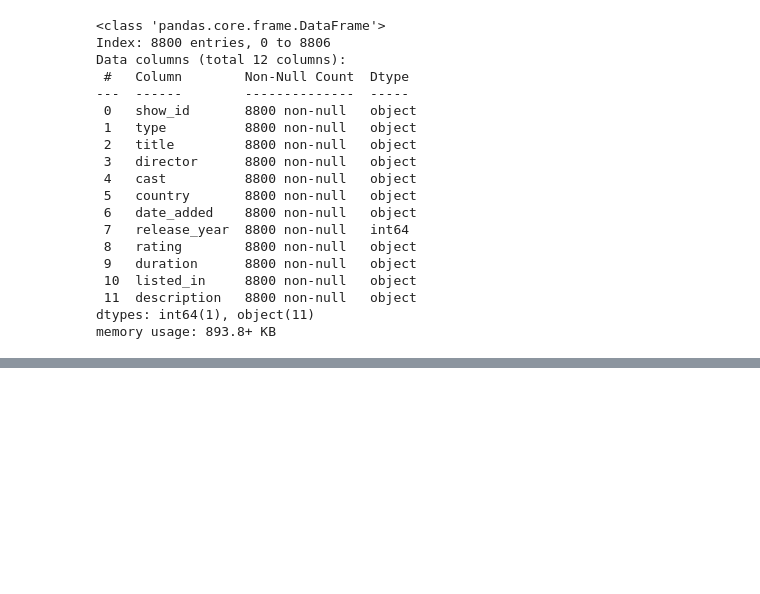
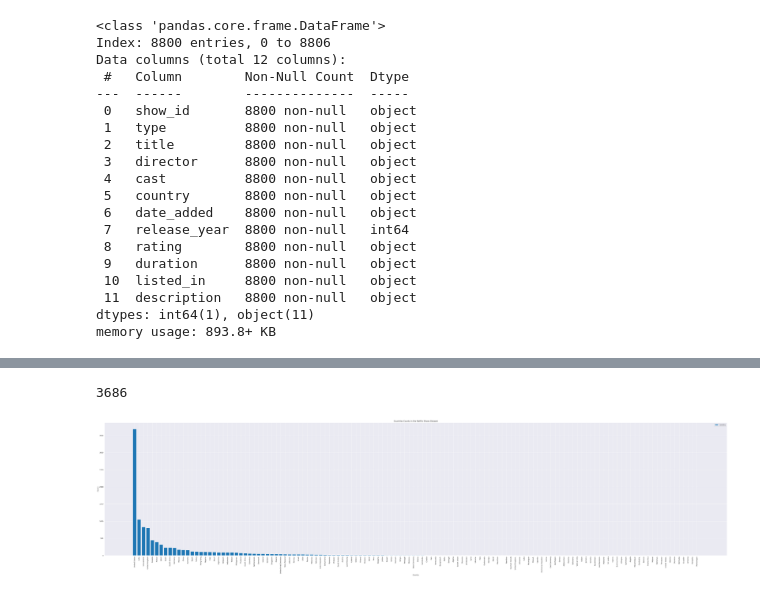
Before and after one commit to mutumagitonga/Netflix-Movies-and-TV-Shows-Data-Analysis, a Jupyter notebook: netflix_movies_and_shows.ipynb, the cells around one changed output, grey strips where cells are left out. Saved outputs shown, nothing was run; the diff lists cells and outputs as text; code cells hidden in the pictures; blank space fills up the shorter version.

Commit message:
Add country counts logic, including exploding countries clustered together in a row

```diff
--- a/netflix_movies_and_shows.ipynb
+++ b/netflix_movies_and_shows.ipynb
@@ -434,0 +474,9 @@ memory usage: 893.8+ KB
+# %%
+# Create a dataframe to represent the actual counts of countries since some rows....
+# ... in the country column have several countries in them
+one_country_per_row_df = (df['country'].str.split(', ', expand=True)
+                          .stack().reset_index(level=1,drop=True))
+
+one_country_per_row_df = pd.DataFrame(one_country_per_row_df,
+                                      columns=['country']).reset_index(drop=True)
+one_country_per_row_df['country'].unique()
@@ -434,0 +501,7 @@ memory usage: 893.8+ KB
+# %%
+countries = one_country_per_row_df['country'].value_counts()
+country_idx = countries.index
+country_vals_max = countries.values.max()
+country_vals_max
+# %% [output]
+3686
@@ -434,0 +510,23 @@ memory usage: 893.8+ KB
+# %%
+# Plotting the counts of different countries
+# Chart size definition:
+plt.figure(figsize=(70,15))
+
+# Extract counts (indexes & values)
+countries = one_country_per_row_df['country'].value_counts()
+country_idx = countries.index
+country_vals = countries.values
+
+# Defining chart labels
+plt.xlabel("Country")
+plt.xticks(rotation=90)
+plt.ylabel("Counts")
+plt.title("Countries Counts in the Netflix Shows Dataset")
+
+# Plotting
+plt.bar(country_idx, country_vals, label='country')
+plt.legend()
+
+# plt.savefig('country_counts.png',bbox_inches="tight",pad_inches=2,transparent=False)
+# %% [output]
+[figure, added]
```
Also changed, not shown: parts of 7 cells of this notebook.
